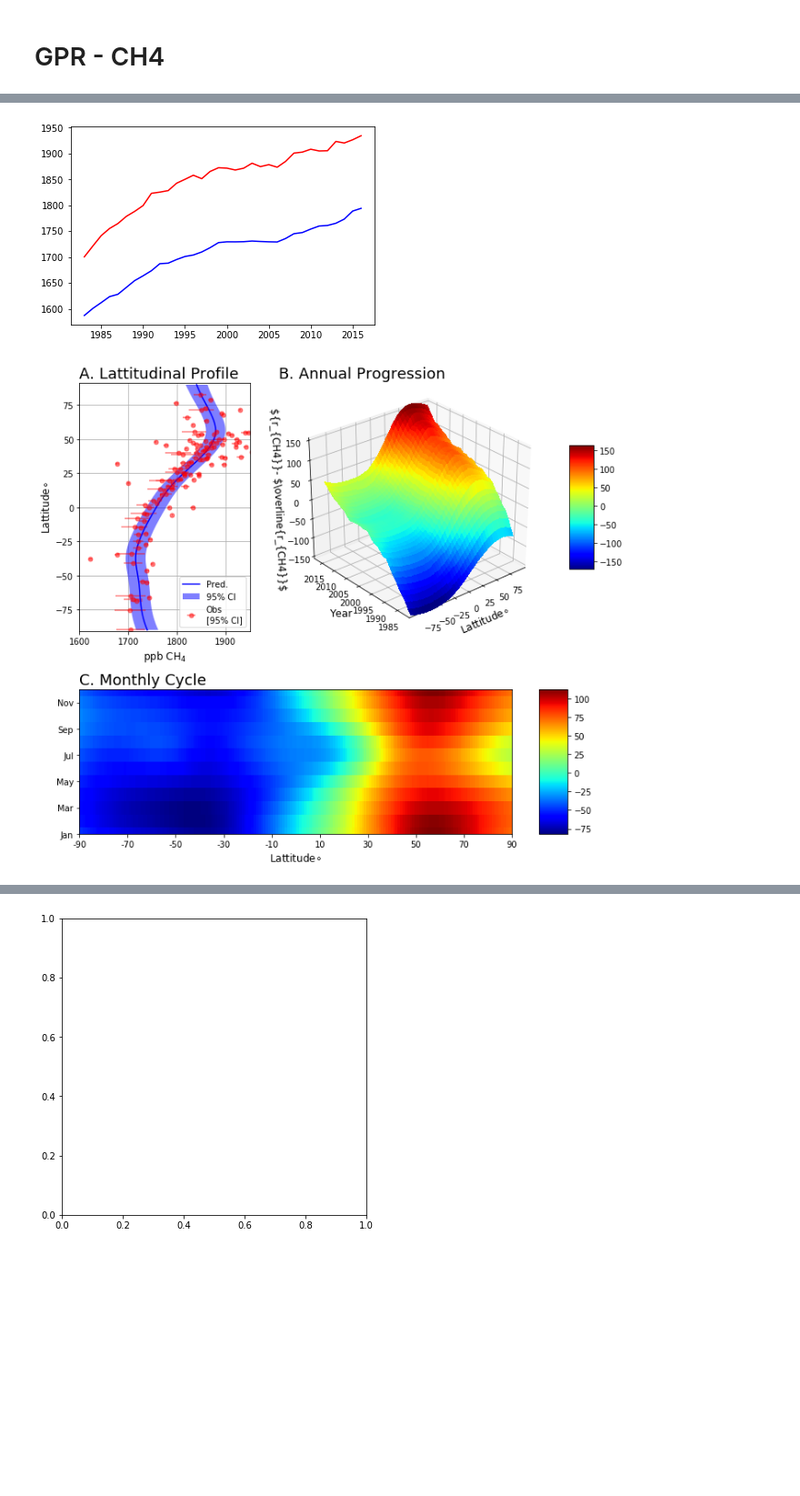
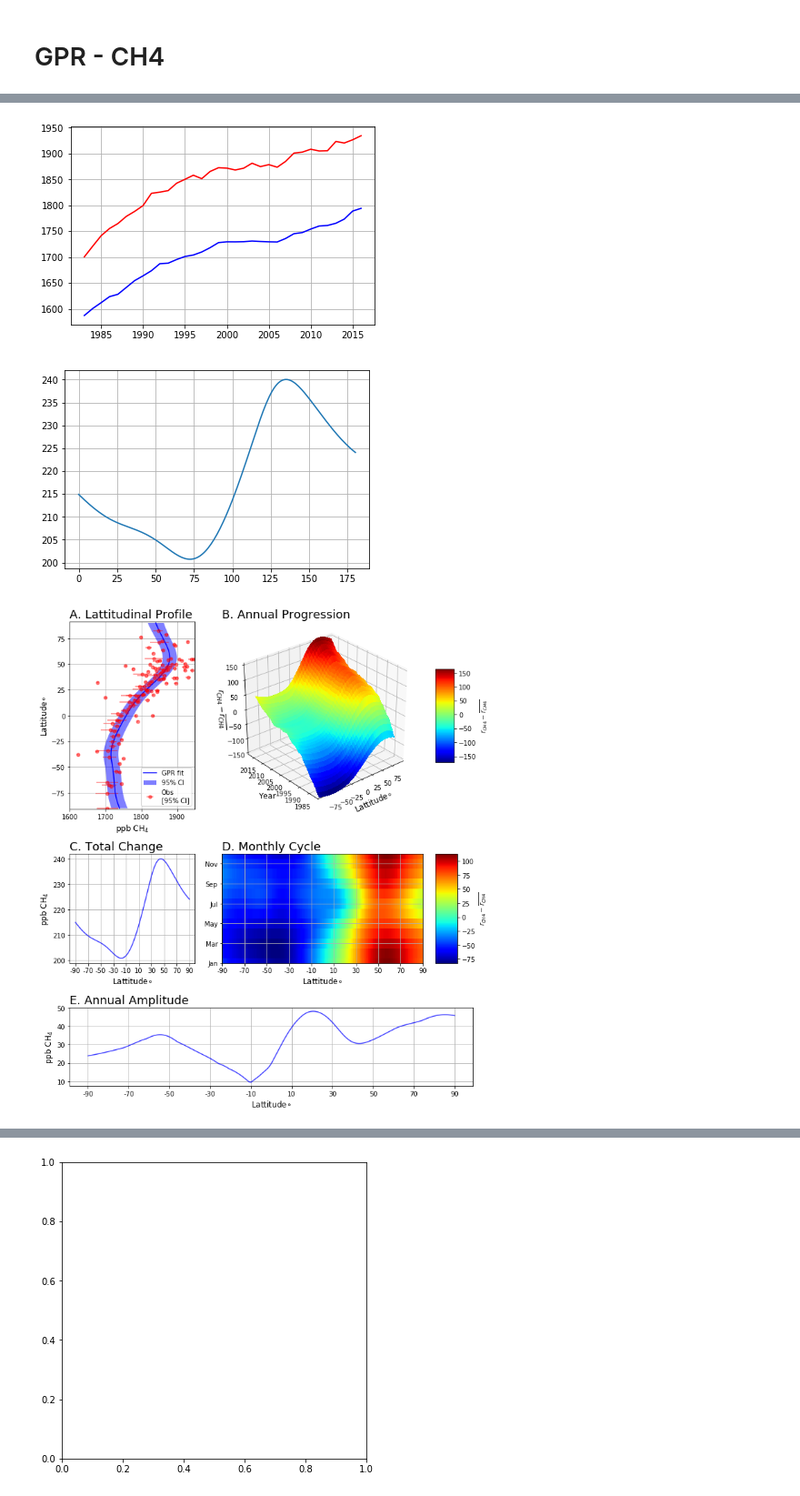
Before and after one commit to June-Skeeter/GlobalCH4Analysis, a Jupyter notebook: GlobalCH4.ipynb, the cells around one changed output, grey strips where cells are left out. Shown at 91% size. Saved outputs shown, nothing was run; the diff lists cells and outputs as text; code cells hidden in the pictures; blank space fills up the shorter version.

```diff
--- a/GlobalCH4.ipynb
+++ b/GlobalCH4.ipynb
@@ -164,13 +165,3 @@ CH4_13.Read_Data('C:/Users/wesle/CompsProj/13ch4/monthly/')
 CH4 = Parser()
 CH4.Read_Meta('C:/Users/wesle/CompsProj/ch4/monthly/')
 CH4.Read_Data('C:/Users/wesle/CompsProj/ch4/monthly/',min_years=5)
-# %%
-plt.figure()
-for Station in CH4_13.Meta.index:
-    if CH4_13.Meta['Lat'][Station] < 23.5:
-        plt.scatter(CH4.Yearly[Station],CH4_13.Yearly[Station],color = Red)#CH4_13.Meta['Lat'][Station])
-    elif CH4_13.Meta['Lat'][Station] > 50:
-        plt.scatter(CH4.Yearly[Station],CH4_13.Yearly[Station],color = Green)
-    else:# CH4_13.Meta['Lat'][Station] < 23.5:
-        plt.scatter(CH4.Yearly[Station],CH4_13.Yearly[Station],color = Blue)
-# plt.legend()
@@ -500,32 +646,54 @@ def GPR_Profile(Data,Kernel,Kwargs,Norm = False):
     print(YearlySurface[-1,:].max()-YearlySurface[-1,:].min())
 
 
-    print('Seasonal Aplitudes Trend')
-    print(MonthlySurface[:,0].max()-MonthlySurface[:,0].min())
-    print(MonthlySurface[:,90+83].max()-MonthlySurface[:,90+83].min())
-
-#     plt.figure()
-#     plt.plot(YearlySurface[:,56+90],color='blue')
-#     plt.plot(YearlySurface[:,-38+90],color='red')
-
     LatMin = []
     LatMax = []
     Min = []
     Max = []
     yrz = []
     for i in range(YearlySurface.shape[0]):
-        yrz.append(i+1983)
+        if YearlySurface.shape[0]> 20:
+            yrz.append(i+1983)
+        else:
+            yrz.append(i+1998)
         LatMin.append(np.where(YearlySurface[i,:] == YearlySurface[i,:].min())[0])
         LatMax.append(np.where(YearlySurface[i,:] == YearlySurface[i,:].max())[0])
         Min.append(YearlySurface[i,:].min())
         Max.append(YearlySurface[i,:].max())
+
     yrz = np.asanyarray(yrz)
     LatMax = np.asanyarray(LatMax)
+    LatMin = np.asanyarray(LatMin)
     Max = np.asanyarray(Max)
     Min = np.asanyarray(Min)
     plt.figure()
     plt.plot(yrz,Max,color='red')
     plt.plot(yrz,Min,color='blue')
+    plt.grid()
+
+
+    print('Seasonal Aplitudes Trend')
+    print(MonthlySurface[:,0].max()-MonthlySurface[:,0].min())
+    print(MonthlySurface[:,90+83].max()-MonthlySurface[:,90+83].min())
+
+    AnnualAmp = YearlySurface.max(axis=0) - YearlySurface.min(axis=0)
+
+
+
+    MonthlyAmp = MonthlySurface.max(axis=0) - MonthlySurface.min(axis=0)
+    print('AmpMax')
+    print(np.where(MonthlyAmp == MonthlyAmp.max())[0]-90,MonthlyAmp.max())
+    print('AmpMin')
+    print(np.where(MonthlyAmp == MonthlyAmp.min())[0]-90,MonthlyAmp.min())
+
+    plt.figure()
+    plt.plot(AnnualAmp)
+    plt.grid()
+
+#     plt.figure()
+#     plt.plot(yrz,LatMax,color='red')
+#     plt.plot(yrz,LatMin,color='blue')
+#     plt.grid()
 
     if Norm == True:
         print('Monthly Norm: ',MonthlySurface.mean())
@@ -535,14 +703,17 @@ def GPR_Profile(Data,Kernel,Kwargs,Norm = False):
 
 
     Plot_Profile(Data.Lat_Profile,Mean,sigma,YearlySurface-YearlySurface.mean(),
-                 X_yr,Y_yr,MonthlySurface,Lat,Data.Months,Kwargs)
-#     return(AbsDifs)
+                 X_yr,Y_yr,MonthlySurface,Lat,Data.Months,Kwargs,AnnualAmp,MonthlyAmp)
 
+Size = (10,11)
 Kwargs={'ax1_loc':'lower right','ax1_xlim':[1600,1950],'azim':230,'ax2_zlim':[-150,150],
-       'size':(10,8.5),'ax1_xlabel':'ppb CH$_4$','Unit':'${r_{CH4}}- $\overline{r_{CH4}}$'}
-Kwargs_13={'ax1_loc':'lower left','ax1_xlim':[-47.7,-46.65],'azim':200,'ax2_zlim':[.25,-.55],
-       'size':(10,8.5),'ax1_xlabel':'${\delta^{13} C-CH_4}$ ‰',
-           'Unit':'${\delta^{13} C}- $\overline{\delta^{13} C}$'}
+       'size':Size,'ax1_xlabel':'ppb CH$_4$','Unit':'${r_{CH4}}- \overline{r_{CH4}}$',
+       'Save':'C:\\Users\\wesle\\CompsProj\\Figures/fig5.png'}
+Kwargs_13={'ax1_loc':'lower left','ax1_xlim':[-47.75,-46.65],'azim':200,'ax2_zlim':[.25,-.55],
+       'size':Size,'ax1_xlabel':'${\delta^{13} C-CH_4}$ ‰',
+           'Unit':'${\delta^{13} C}- \overline{\delta^{13} C}$','Save':'C:\\Users\\wesle\\CompsProj\\Figures/fig6.png'}
+
+
 # [-47.7,-46.65][-46.85,-47.6]
 kernel_CH4 = C(1e0, (1e-2, 1e2))*Matern(1e1, (1e-4, 1e4),nu = 2.5)\
 + WhiteKernel(noise_level=1e0, noise_level_bounds=(1e-2, 1e2))
@@ -563,2 +740,3 @@ yearly Norm:  1765.39697099
-[figure, old version]
+[figure, new version]
-[figure, old version]
+[figure, new version]
+[figure, added]
```
Also changed, not shown: parts of 8 cells of this notebook.
